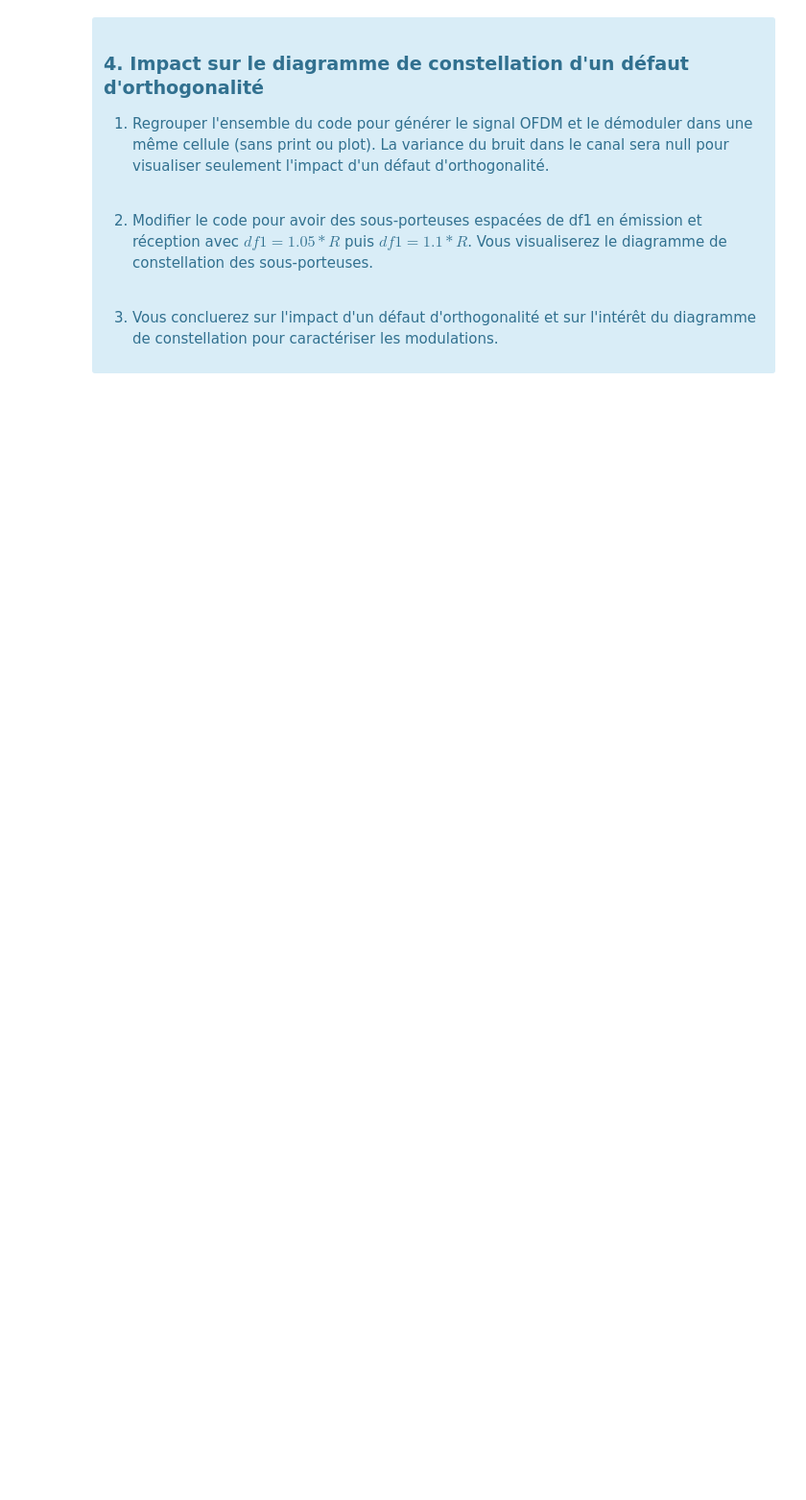
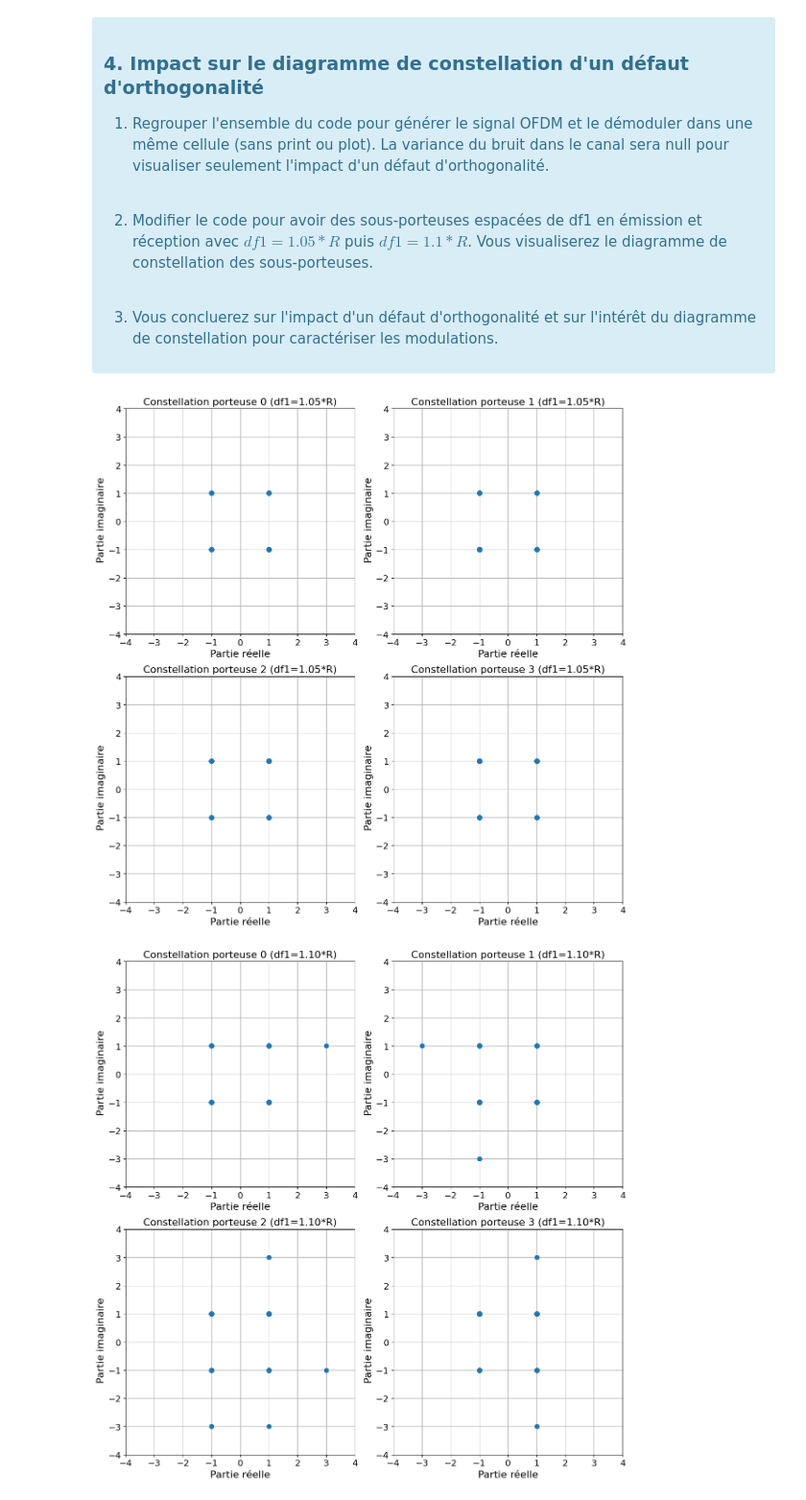
Before and after one commit to NergYR/RT4R02, a Jupyter notebook: TP2/TP 2 OFDM N modulateurs complexes v2 sujet.ipynb, the cells around one changed output. Shown at 96% size. Cells and saved outputs as stored; diff of their text form; code cells hidden in the pictures; blank space fills up the shorter version.

```diff
--- a/TP2/TP 2 OFDM N modulateurs complexes v2 sujet.ipynb
+++ b/TP2/TP 2 OFDM N modulateurs complexes v2 sujet.ipynb
@@ -418,20 +586,3 @@ Vous pouvez donc directement lancer la cellule ci-dessous et vérifier que vous
 3. Vous concluerez sur l'impact d'un défaut d'orthogonalité et sur l'intérêt du diagramme de constellation pour caractériser les modulations.
 
 </div>
-# %%
-df1 = 1.05*R
-
-#########################################
-######           Emetteur          ######
-#########################################
-
-
-
-#########################################
-######            Canal            ######
-#########################################
-
-
-#########################################
-######           Récepteur         ######
-#########################################
@@ -459,3 +589,66 @@ plt.show()
+# %%
+# Simulation de l'impact d'un défaut d'orthogonalité sur la constellation OFDM
+df_list = [1.05*R, 1.1*R]
+results = []
+for df1 in df_list:
+    # --- Emetteur ---
+    # Mapping (déjà fait plus haut, on réutilise symbs_mod_para)
+    # Filtre rectangulaire
+    symbs_mod_rect = np.repeat(symbs_mod_para, upsampling, axis=1)
+    N = symbs_mod_rect.shape[1]
+    # Génération des exponentielles complexes pour chaque sous-porteuse avec df1
+    exp_para = Ofdm.exp_para(nb_sp, f0, df1, te, N)
+    # Multiplication pour obtenir les signaux analytiques de chaque sous-porteuse
+    signaux_analytique = symbs_mod_rect * exp_para
+    # Signal analytique OFDM (somme des sous-porteuses)
+    signal_analytique_ofdm = np.sum(signaux_analytique, axis=0)
+    # Signal OFDM réel
+    signal_ofdm = np.real(signal_analytique_ofdm)
+
+    # --- Canal ---
+    # Pas de bruit pour visualiser uniquement l'effet du défaut d'orthogonalité
+    signal_ofdm_bruite = signal_ofdm.copy()
+
+    # --- Récepteur ---
+    symbs_mod_rcv_para = np.zeros((nb_sp, nb_symb_ofdm), dtype=complex)
+    for k in range(nb_sp):
+        exp_corr = Ofdm.exp_comp(f0 + k*df1, te, len(signal_ofdm_bruite))
+        signal_corr = signal_ofdm_bruite * np.conj(exp_corr)
+        signal_corr_mf = Ofdm.moy_glissante(signal_corr, upsampling)
+        signal_corr_ds = signal_corr_mf[upsampling-1::upsampling]
+        mapping_points = np.array(list(mapping_table.values()))
+        symbs_rx = np.zeros(len(signal_corr_ds), dtype=complex)
+        for n, val in enumerate(signal_corr_ds):
+            distances = np.abs(val - mapping_points)
+            symbs_rx[n] = mapping_points[np.argmin(distances)]
+        symbs_mod_rcv_para[k, :] = symbs_rx[:nb_symb_ofdm]
+    results.append(symbs_mod_rcv_para)
+
+# Affichage des diagrammes de constellation pour chaque df1
+for idx, df1 in enumerate(df_list):
+    symbs_mod_rcv_para = results[idx]
+    fig, ax = plt.subplots(2,2, figsize = (12, 12))
+    ligne = 0
+    colonne = 0
+    for i in range(nb_sp):
+        ax[ligne,colonne].plot(np.real(symbs_mod_rcv_para[i,]), np.imag(symbs_mod_rcv_para[i,]), 'o', mew=2)
+        ax[ligne,colonne].grid()
+        ax[ligne,colonne].set_ylabel(' Partie imaginaire', fontsize=16)
+        ax[ligne,colonne].set_xlabel('Partie réelle', fontsize=16)
+        ax[ligne,colonne].set_title(f'Constellation porteuse {i} (df1={df1/R:.2f}*R)', fontsize=16)
+        ax[ligne,colonne].xaxis.set_tick_params(labelsize=14)
+        ax[ligne,colonne].yaxis.set_tick_params(labelsize=14)
+        ax[ligne,colonne].set_xlim([-4,4])
+        ax[ligne,colonne].set_ylim([-4,4])
+        colonne+=1
+        if i == 1 :
+            ligne = 1
+            colonne = 0
+    plt.tight_layout()
+    plt.show()
+# %% [output]
+[figure, added]
+[figure, added]
 # %% [markdown]
 <div class="alert alert-block alert-warning">
 
```
Also changed, not shown: parts of 23 cells of this notebook, 2 other files.
